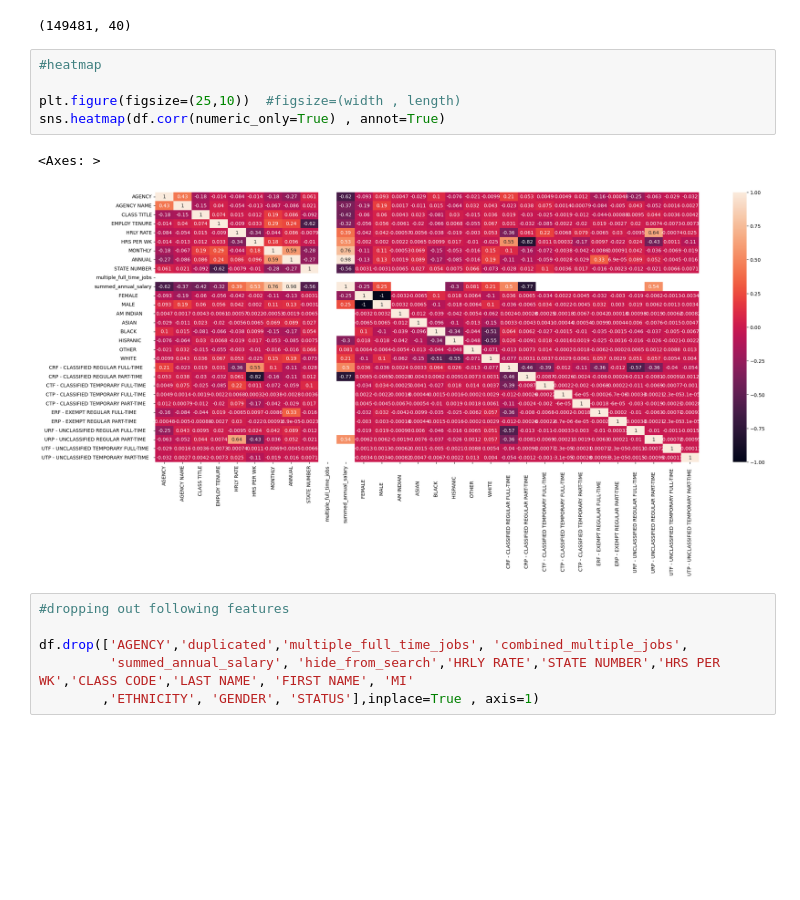
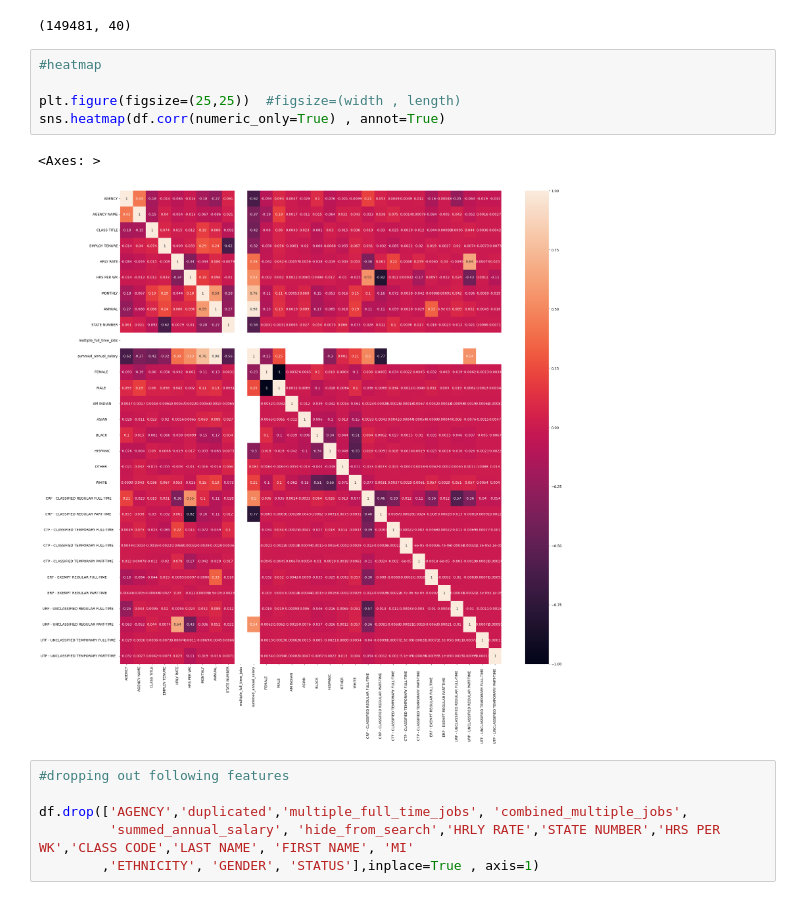
Before and after one commit to aumpanara-art/Texas-Employee-Salary-Prediction, a Jupyter notebook: Texas.ipynb, the cells around one changed output. Cells and saved outputs as stored; diff of their text form; blank space fills up the shorter version.

```diff
--- a/Texas.ipynb
+++ b/Texas.ipynb
@@ -698,11 +698,11 @@ df.shape
 # %%
 #heatmap
 
-plt.figure(figsize=(25,10))  #figsize=(width , length)
+plt.figure(figsize=(25,25))  #figsize=(width , length)
 sns.heatmap(df.corr(numeric_only=True) , annot=True)
 # %% [output]
 <Axes: >
-[figure, old version]
+[figure, new version]
 # %%
 #dropping out following features
 
```
Also changed, not shown: parts of 20 cells of this notebook.
